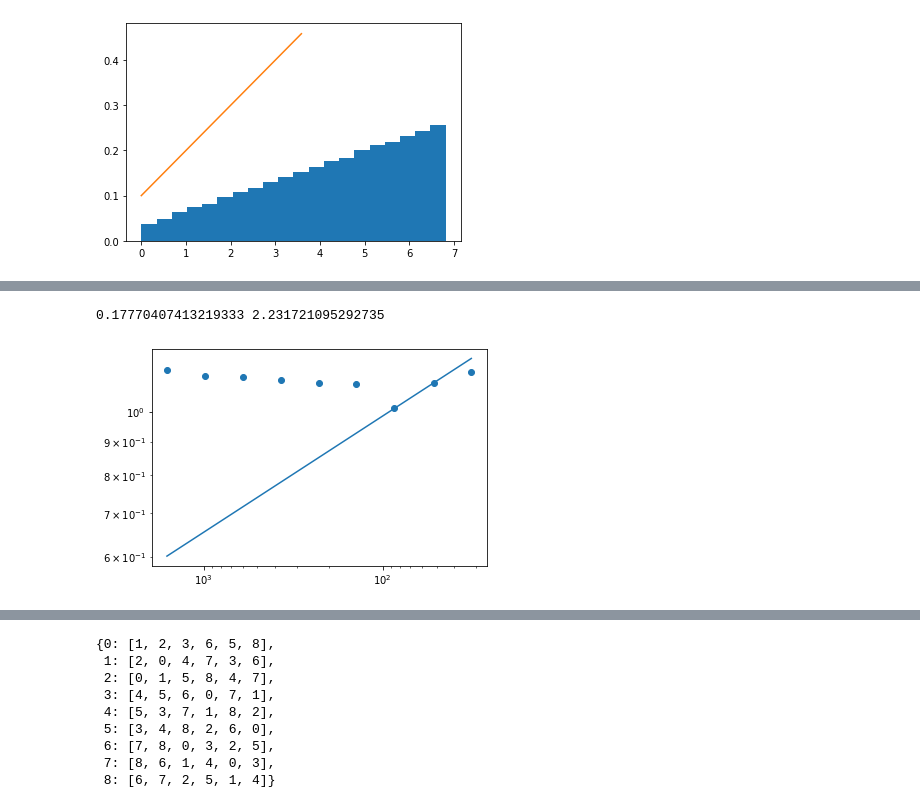
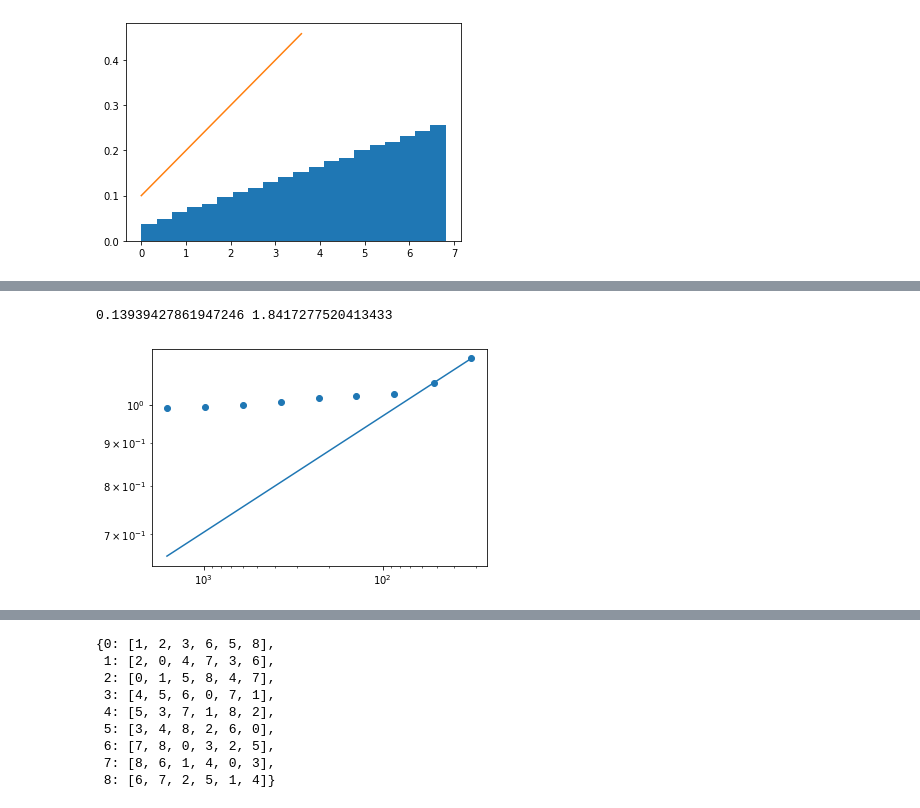
Before and after one commit to tsgaurav/Ising_RSRG, a Jupyter notebook: ipynb_notebooks/Log_Ising_Decimation_2D.ipynb, the cells around one changed output, grey strips where cells are left out. Saved outputs shown, nothing was run; the diff lists cells and outputs as text; code cells hidden in the pictures.

```diff
--- a/ipynb_notebooks/Log_Ising_Decimation_2D.ipynb
+++ b/ipynb_notebooks/Log_Ising_Decimation_2D.ipynb
@@ -356,7 +396,7 @@ def gen_check_list(size, steps, divs):
     C = np.log(size/(size-steps))/(divs-1)
     return np.floor(size*np.exp(-i_vals * C)).astype(int)
 
-L = 40
+L = 50
 steps = L*L - 20
 #a, b = 0.1, 0.1
 measure_step = 30
@@ -369,7 +409,7 @@ measure_list = np.floor(steps*(1/(1.1**np.arange(1,60))))
 measure_list = measure_list.astype(int)
 check_list = np.floor(L*L*(1- 1/(3**np.arange(4))))  #Indices at which the distribution of couplings is measured
 
-runs = 1
+runs = 10
 
 
 check_list = gen_check_list(L*L, steps, 10)
@@ -385,7 +425,7 @@ n_bins_h = 40
 # %%
 a_vals = np.array([0.105])
 b_vals = np.array([0.105])
-w = 6
+w = 4
 
 
 t0 = time.time()
@@ -397,18 +437,22 @@ for run in range(runs):
             nn_ind = triangle_nn_indices(L)
             zeta_ij_vals = fill_zeta_ij_matrix_width(L*L, nn_ind, a, b, w)
             beta_vals = np.random.exponential(size=L*L)
-            test = log_system(L*L, nn_ind, zeta_ij_vals, beta_vals)
+            test = log_system(L*L, nn_ind, zeta_ij_vals, beta_vals, track_moments=True)
 
             for i in range(steps+1):
                 if i in check_list:
-                    #a_sc = a/9
-                    #b_sc = b/9
-                    #print(i)
                     beta_remain = test.beta_vals
                     beta_remain = beta_remain[beta_remain!=0]
-                    beta_dist_list[check_list_acc] = np.concatenate((beta_dist_list[check_list_acc],beta_remain-test.Gamma))
+                    beta_dist_list[check_list_acc] = np.concatenate((beta_dist_list[check_list_acc],beta_remain))
+
+                    zeta_remain = test.zeta_ij_vals.data[test.zeta_ij_vals.data<10]
+                    zeta_dist_list[check_list_acc] = np.concatenate((zeta_dist_list[check_list_acc], zeta_remain))
 
                     check_list_acc+=1
                 test.decimate()
 
 print(time.time()-t0)
+#L = 40, with GPT opt, n_runs = 10, t_avg = 42.17
+#L = 40, with first pass calc, n_runs = 10, t_avg = 41.94
+#L = 40, with zero_row_col for beta_dec, n_runs = 10, t_avg = 33.2  (Error when used for zeta_dec)(Might have a bug)
+#L = 40, with zero_row_col, n_runs = 10, t_avg =  37.1   (Error fixed)
@@ -456,13 +532,13 @@ plt.legend()
 # %%
 plt.scatter(N_list, width_list)
 
-popt, pcov = curve_fit(power_law_scale, N_list[-3:-1], width_list[-3:-1])
+popt, pcov = curve_fit(power_law_scale, N_list[-2:], width_list[-2:])
 plt.plot(N_list, power_law_scale(N_list, *popt))
 
 plt.gca().invert_xaxis()
 plt.xscale('log')
 plt.yscale('log')
 print(*popt)
 # %% [output]
-0.17770407413219333 2.231721095292735
+0.13939427861947246 1.8417277520413433
-[figure, old version]
+[figure, new version]
```
Also changed, not shown: parts of 10 cells of this notebook, 1 other file.
